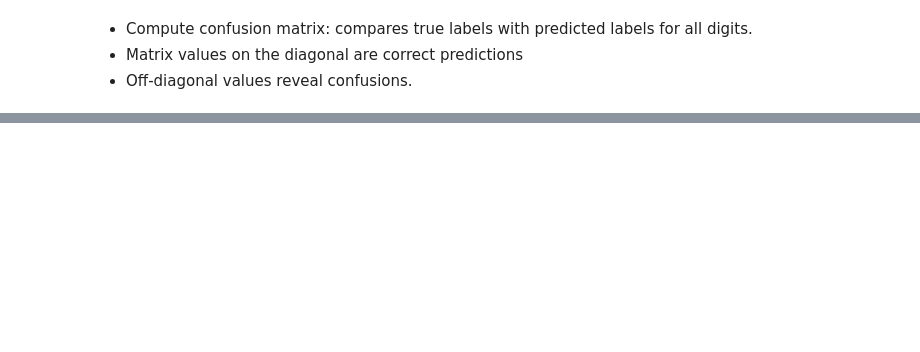
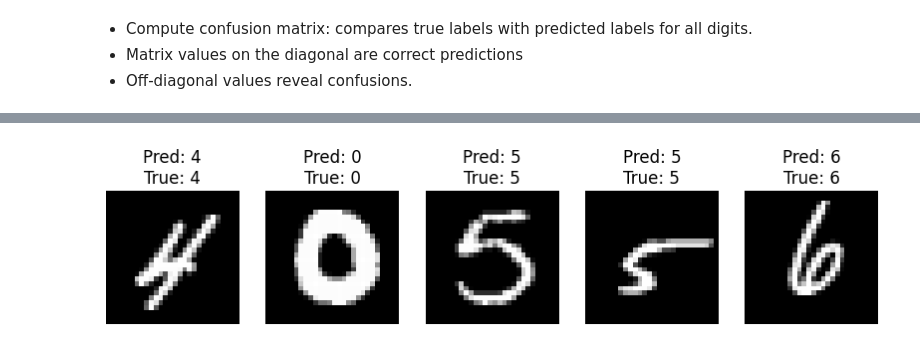
Before and after one commit to iamfaruk01/Machine-Learning-Coursework, a Jupyter notebook: Assignments/A1-Recognize-a-digit-using-Tensor-flow/A1-Recognize-a-digit-using-Tensor-flow.ipynb, the cells around one changed output, grey strips where cells are left out. Cells and saved outputs as stored; diff of their text form; code cells hidden in the pictures; blank space fills up the shorter version.

Commit message:
add random preview of the predictions

```diff
--- a/Assignments/A1-Recognize-a-digit-using-Tensor-flow/A1-Recognize-a-digit-using-Tensor-flow.ipynb
+++ b/Assignments/A1-Recognize-a-digit-using-Tensor-flow/A1-Recognize-a-digit-using-Tensor-flow.ipynb
@@ -148,0 +149,16 @@ plt.show()
+# %%
+import random
+
+# Show random example predictions
+num_examples = 5
+random_indices = random.sample(range(len(X_test)), num_examples)
+
+plt.figure(figsize=(10, 2))
+for i, idx in enumerate(random_indices):
+    plt.subplot(1, num_examples, i+1)
+    plt.imshow(X_test[idx], cmap='gray')
+    plt.title(f"Pred: {y_predicted_labels[idx]}\nTrue: {y_test[idx]}")
+    plt.axis('off')
+plt.show()
+# %% [output]
+[figure, added]
```
Also changed, not shown: parts of 5 cells of this notebook.
